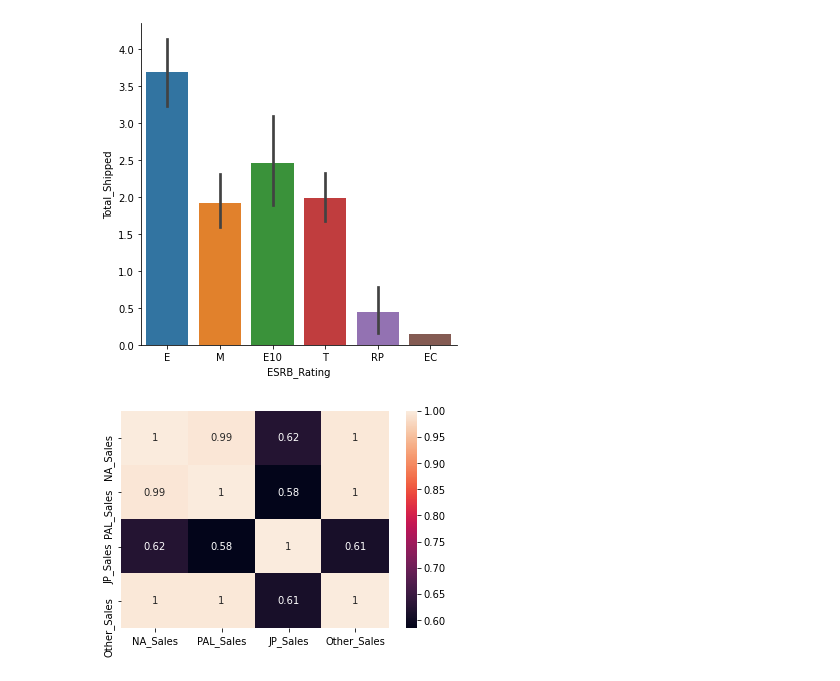
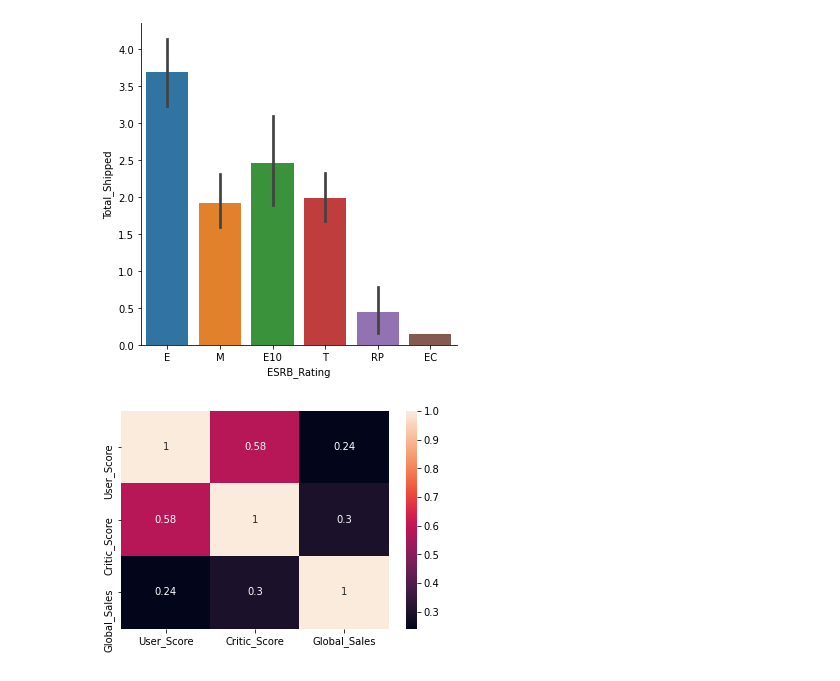
Before and after one commit to maximilienalgo/EEDSIPython, a Jupyter notebook: exercice facultatif 210121/évaluation facultative (3).ipynb, the cells around one changed output. Saved outputs shown, nothing was run; the diff lists cells and outputs as text; code cells hidden in the pictures.

```diff
--- a/exercice facultatif 210121/évaluation facultative (3).ipynb
+++ b/exercice facultatif 210121/évaluation facultative (3).ipynb
@@ -115,8 +115,7 @@ sns.catplot(data=filter_tab, x="ESRB_Rating", y="Total_Shipped",kind='bar')
 <seaborn.axisgrid.FacetGrid at 0x...>
 [figure]
 # %%
-sales = sales_video_games[['Genre', 'NA_Sales', 'PAL_Sales', 'JP_Sales', 'Other_Sales']]
-sales = sales.groupby('Genre').sum()
+sales = sales_video_games[['User_Score','Critic_Score','Global_Sales']]
 sns.heatmap(sales.corr(),annot=True);
 # %% [output]
-[figure, old version]
+[figure, new version]
```
Also changed, not shown: parts of 1 cell of this notebook.
